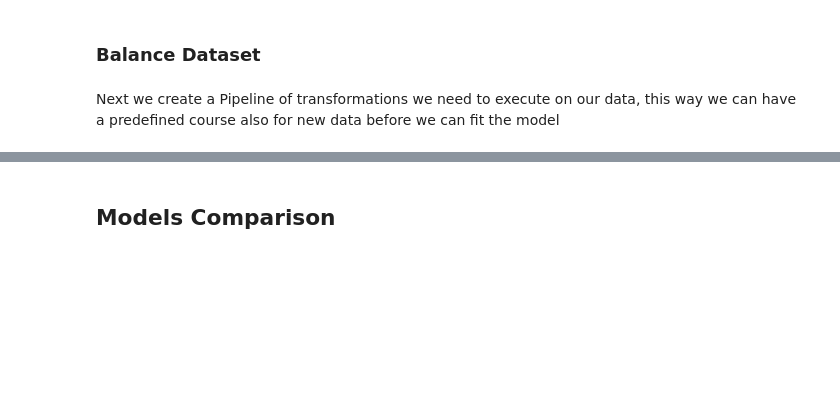
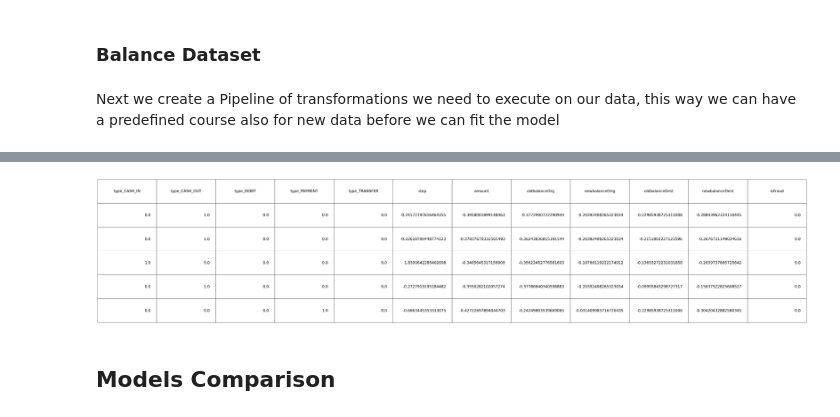
Before and after one commit to mangelini/fraud-detection-ml, a Jupyter notebook: project.ipynb, the cells around one changed output, grey strips where cells are left out. Cells and saved outputs as stored; diff of their text form; code cells hidden in the pictures; blank space fills up the shorter version.

```diff
--- a/project.ipynb
+++ b/project.ipynb
@@ -280,5 +267,5 @@ full_pipeline = ColumnTransformer([
 ], verbose_feature_names_out=False, remainder='passthrough')
 
 train_set = pd.DataFrame(full_pipeline.fit_transform(train_set), columns=full_pipeline.get_feature_names_out())
-train_set.head()
+plot_table(train_set, 5)
 # %% [output]
@@ -291,3 +272,4 @@ train_set.head()
+[figure, added]
 # %% [markdown]
 ## Models Comparison
 # %% [markdown]
```
Also changed, not shown: parts of 17 cells of this notebook.
